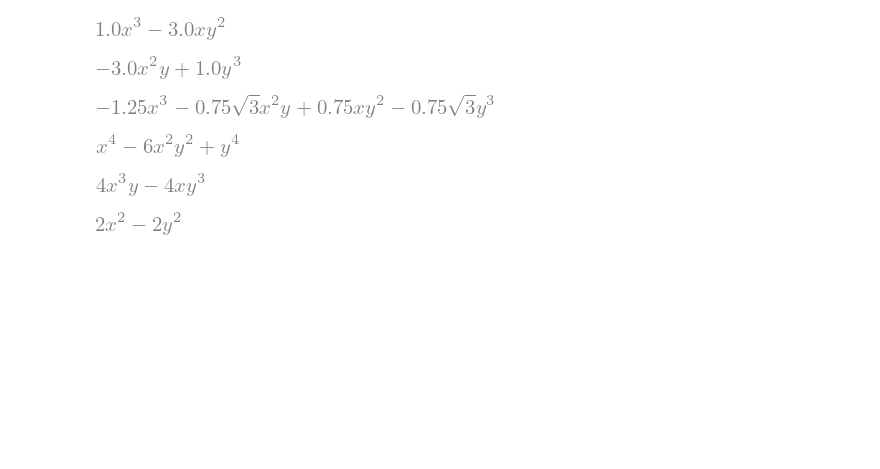
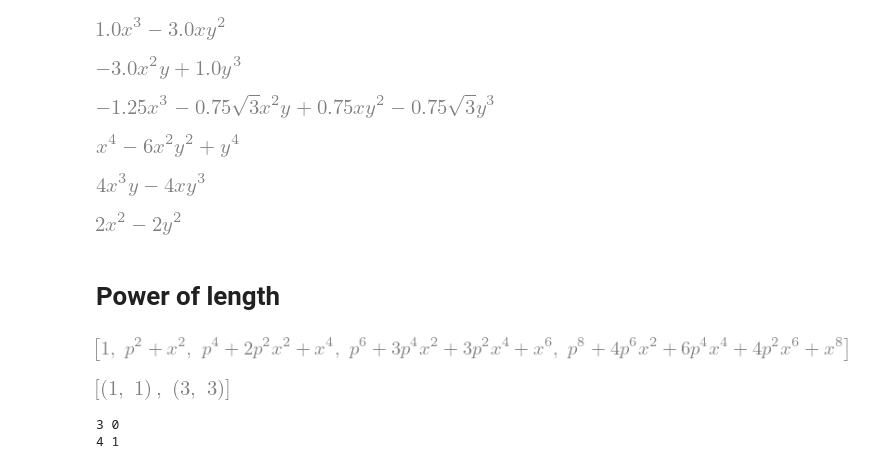
Before and after one commit to tomerten/acchamiltoniansandmatrices, a Jupyter notebook: acchamiltoniansandmatrices/Examples/Notebooks/RotationInvariantPolynomials.ipynb, the cells around one changed output. Drawn from its saved outputs; the diff is of its cells as text; code cells hidden in the pictures; blank space fills up the shorter version.

```diff
--- a/acchamiltoniansandmatrices/Examples/Notebooks/RotationInvariantPolynomials.ipynb
+++ b/acchamiltoniansandmatrices/Examples/Notebooks/RotationInvariantPolynomials.ipynb
@@ -168,3 +178,5 @@ simplify(Rational(1,2)/I*(-(x-I*y)**4 + (x+I*y)**4)).expand()
 simplify((x-I*y)**2+ (x+I*y)**2)
 # %% [output]
 [figure]
+# %% [markdown]
+# Power of length
@@ -170,0 +185,33 @@ simplify((x-I*y)**2+ (x+I*y)**2)
+# %%
+x, p = symbols("x p", real=True)
+# %%
+lenpoly = []
+
+for i in range(5):
+    lenpoly.append(((x**2+p**2)**i).expand())
+
+lenpoly
+# %% [output]
+[figure, added]
+# %%
+u = x + I * p
+v = x - I * p
+
+resorder = 3
+polorder = 5
+
+l = []
+
+for a in range(1,polorder,2):
+    for b in range(1, polorder,2):
+        if (a-b) % resorder == 0 :
+            l.append((a,b))
+
+l
+# %% [output]
+[figure, added]
+# %%
+for a,b in l:
+# %% [output]
+3 0
+4 1
```
Also changed, not shown: parts of 4 cells of this notebook, 20 other files.
